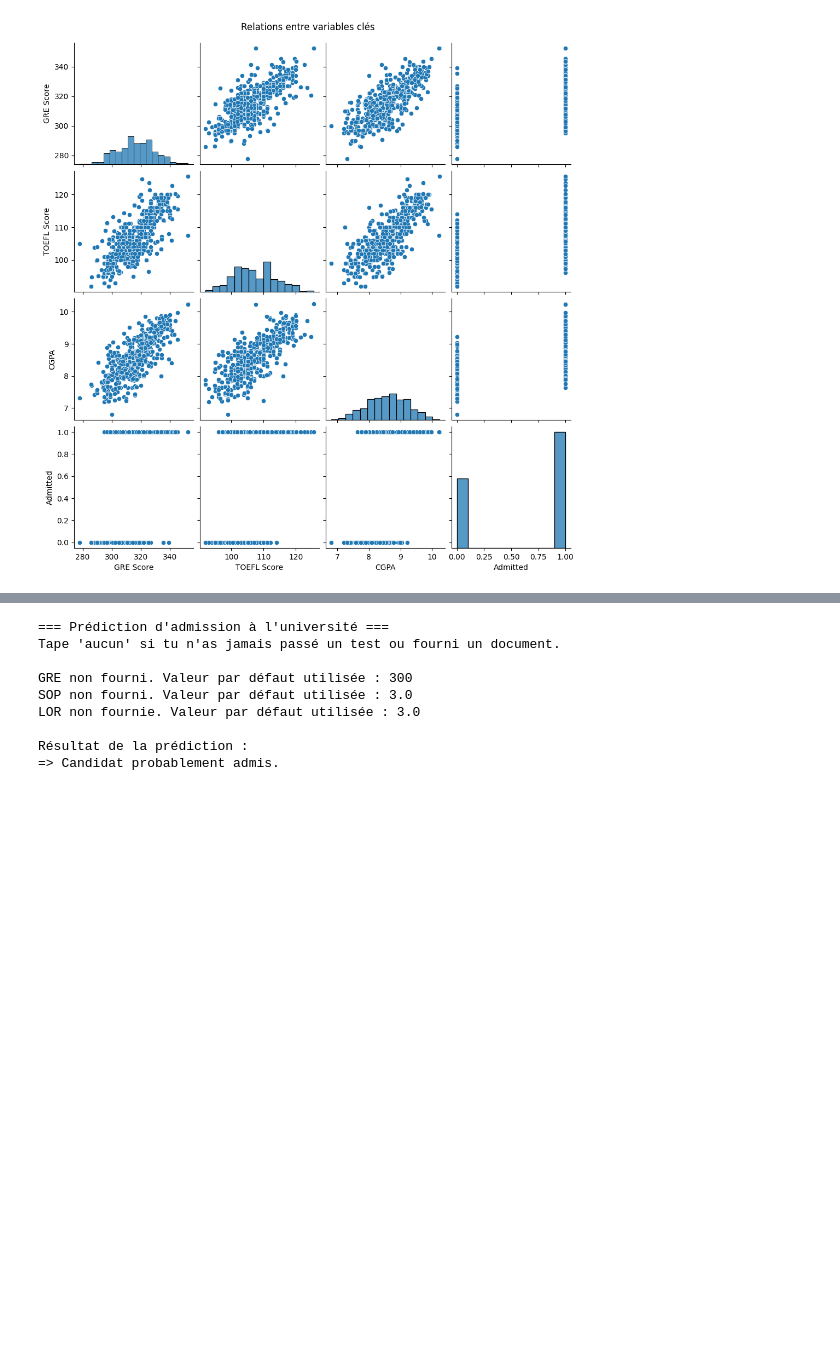
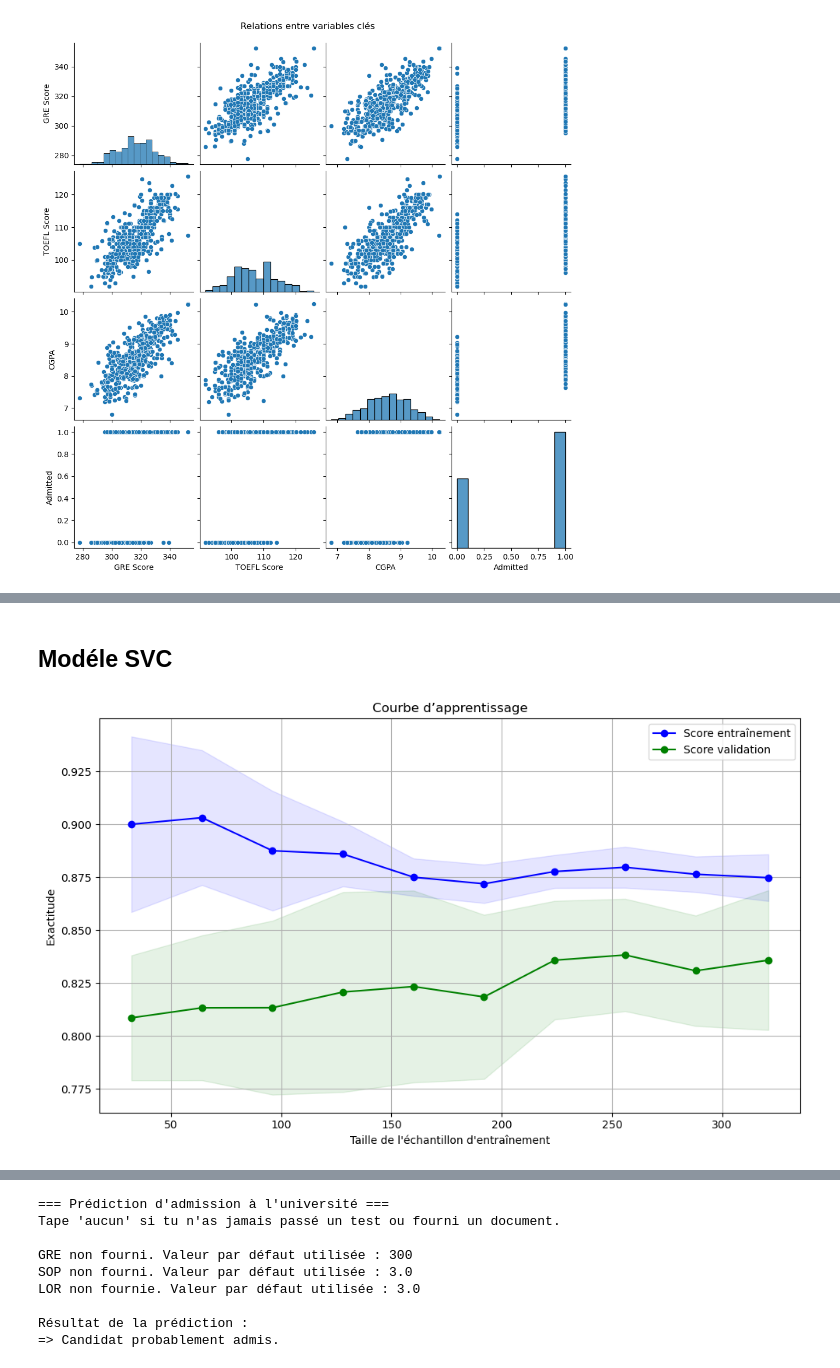
Before and after one commit to rasolonjanahary/Projet-de-fin-de-L2, a Jupyter notebook: APV_V2.ipynb, the cells around one changed output, grey strips where cells are left out. Cells and saved outputs as stored; diff of their text form; code cells hidden in the pictures; blank space fills up the shorter version.

```diff
--- a/APV_V2.ipynb
+++ b/APV_V2.ipynb
@@ -282,0 +337,42 @@ weighted avg       0.87      0.87      0.87       101
+# %% [markdown]
+## Modéle SVC
+# %%
+svc = Pipeline([
+        ('scaler', StandardScaler()),
+        ('classifier', SVC())
+    ])
+
+
+train_sizes, train_scores, val_scores = learning_curve(
+    svc,
+    X_train, y_train,
+    train_sizes=np.linspace(0.1, 1.0, 10),
+    cv=5,
+    scoring='accuracy',
+    shuffle=True,
+    random_state=42
+)
+
+
+train_mean = np.mean(train_scores, axis=1)
+val_mean = np.mean(val_scores, axis=1)
+train_std = np.std(train_scores, axis=1)
+val_std = np.std(val_scores, axis=1)
+
+# Tracer les courbes
+plt.figure(figsize=(10, 6))
+plt.plot(train_sizes, train_mean, 'o-', color='blue', label='Score entraînement')
+plt.fill_between(train_sizes, train_mean - train_std, train_mean + train_std, alpha=0.1, color='blue')
+
+plt.plot(train_sizes, val_mean, 'o-', color='green', label='Score validation')
+plt.fill_between(train_sizes, val_mean - val_std, val_mean + val_std, alpha=0.1, color='green')
+
+plt.title('Courbe d’apprentissage')
+plt.xlabel('Taille de l\'échantillon d\'entraînement')
+plt.ylabel('Exactitude')
+plt.legend(loc='best')
+plt.grid(True)
+plt.tight_layout()
+plt.show()
+# %% [output]
+[figure, added]
```
Also changed, not shown: parts of 51 cells of this notebook, 2 other files.
